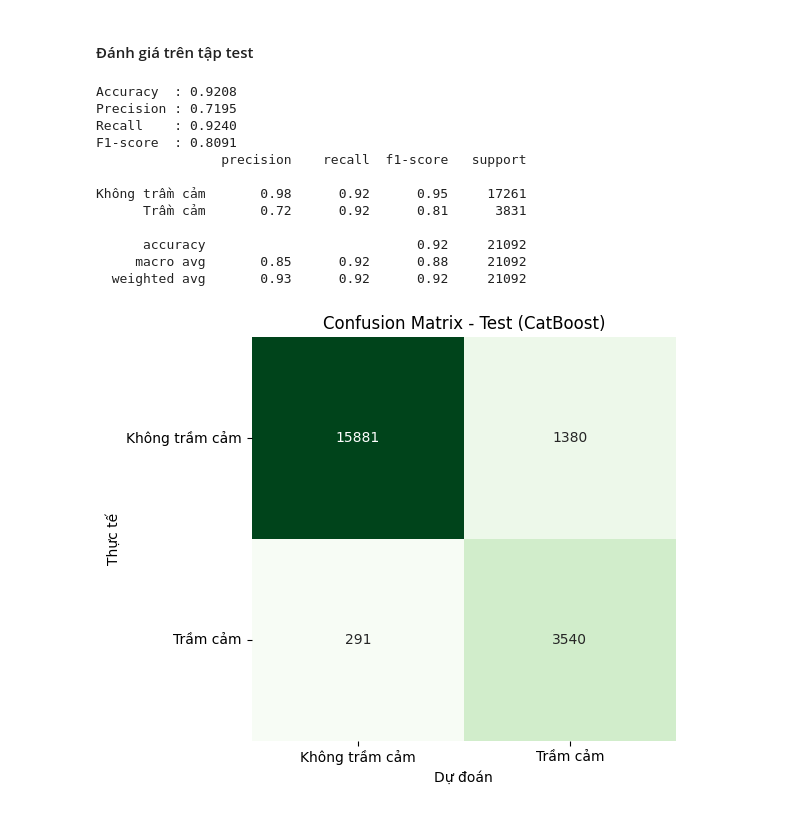
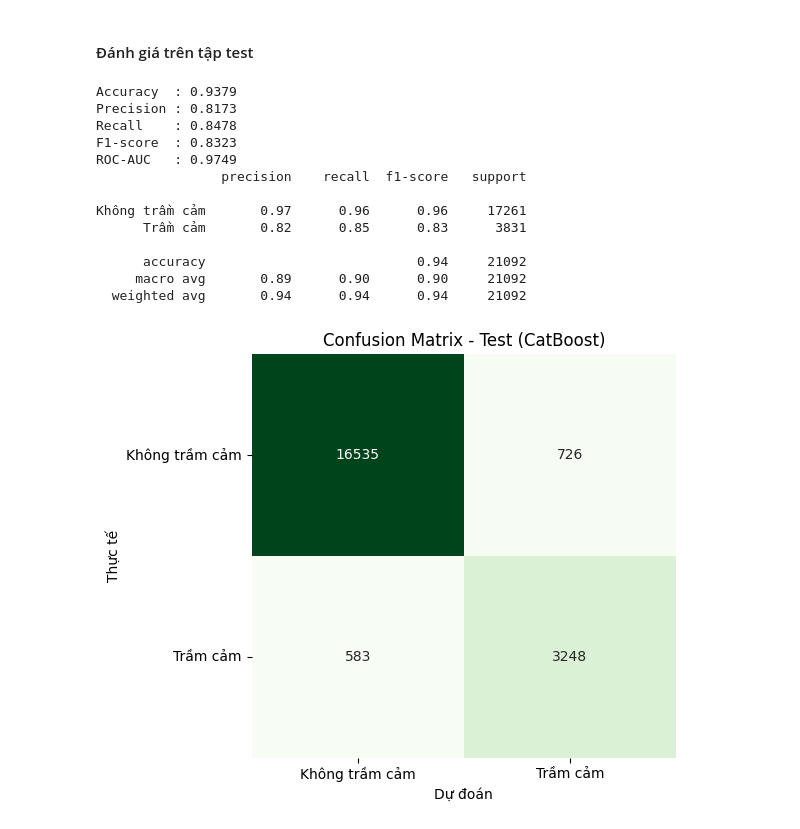
Before and after one commit to phamhuongtra/depression_analysis, a Jupyter notebook: model.ipynb, the cells around one changed output. Cells and saved outputs as stored; diff of their text form; code cells hidden in the pictures.

```diff
--- a/model.ipynb
+++ b/model.ipynb
@@ -876,40 +916,44 @@ plt.show()
 # %%
 import matplotlib.pyplot as plt
 import seaborn as sns
+from sklearn.metrics import roc_auc_score
 
-y_test_pred_cb = best_cat_model.predict(X_test_cb)
+y_test_proba_cb = best_cat_model.predict_proba(X_test_cb)[:, 1]
+y_test_pred_cb = (y_test_proba_cb >= CB_BEST_THRESHOLD).astype(int)
 test_metrics_cb = {
     'Accuracy': accuracy_score(y_test, y_test_pred_cb),
     'Precision': precision_score(y_test, y_test_pred_cb),
     'Recall': recall_score(y_test, y_test_pred_cb),
-    'F1-score': f1_score(y_test, y_test_pred_cb)
+    'F1-score': f1_score(y_test, y_test_pred_cb),
+    'ROC-AUC': roc_auc_score(y_test, y_test_proba_cb)
 }
 
 for name, val in test_metrics_cb.items():
     print(f'{name:<10}: {val:.4f}')
 print(classification_report(y_test, y_test_pred_cb, target_names=['Không trầm cảm', 'Trầm cảm']))
 
 test_cm_cb = confusion_matrix(y_test, y_test_pred_cb)
 plt.figure(figsize=(6, 5))
 sns.heatmap(test_cm_cb, annot=True, fmt='d', cmap='Greens', cbar=False)
 plt.title('Confusion Matrix - Test (CatBoost)')
 plt.xlabel('Dự đoán')
 plt.ylabel('Thực tế')
 plt.xticks([0.5, 1.5], ['Không trầm cảm', 'Trầm cảm'])
 plt.yticks([0.5, 1.5], ['Không trầm cảm', 'Trầm cảm'], rotation=0)
 plt.tight_layout()
 plt.show()
 # %% [output]
-Accuracy  : 0.9208
-Precision : 0.7195
-Recall    : 0.9240
-F1-score  : 0.8091
+Accuracy  : 0.9379
+Precision : 0.8173
+Recall    : 0.8478
+F1-score  : 0.8323
+ROC-AUC   : 0.9749
                 precision    recall  f1-score   support
 
-Không trầm cảm       0.98      0.92      0.95     17261
-      Trầm cảm       0.72      0.92      0.81      3831
+Không trầm cảm       0.97      0.96      0.96     17261
+      Trầm cảm       0.82      0.85      0.83      3831
 
-      accuracy                           0.92     21092
-     macro avg       0.85      0.92      0.88     21092
-  weighted avg       0.93      0.92      0.92     21092
+      accuracy                           0.94     21092
+     macro avg       0.89      0.90      0.90     21092
+  weighted avg       0.94      0.94      0.94     21092
-[figure, old version]
+[figure, new version]
```
Also changed, not shown: parts of 13 cells of this notebook.
